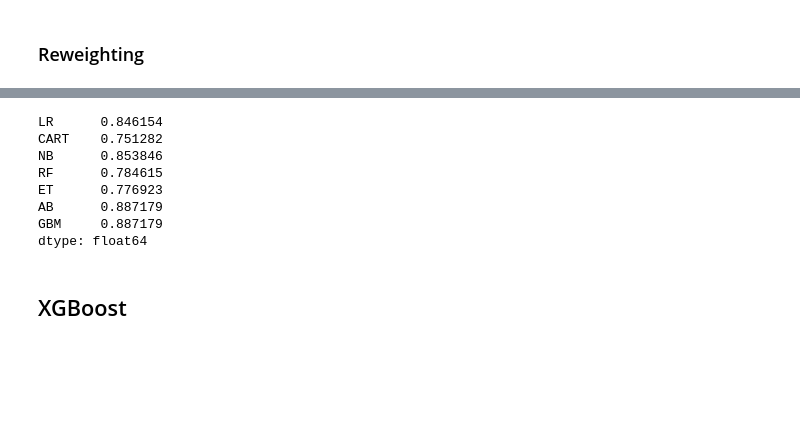
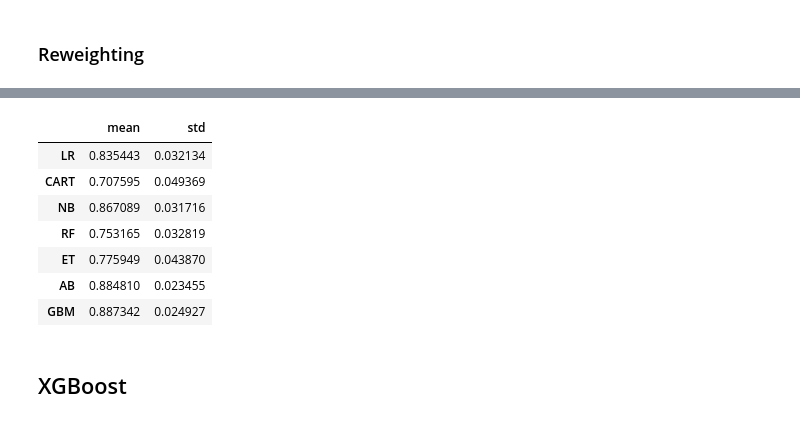
Before and after one commit to david-meltzer/ML_finance, a Jupyter notebook: projects/credit_card_fraud.ipynb, the cells around one changed output, grey strips where cells are left out. Drawn from its saved outputs; the diff is of its cells as text; code cells hidden in the pictures; blank space fills up the shorter version.

```diff
--- a/projects/credit_card_fraud.ipynb
+++ b/projects/credit_card_fraud.ipynb
@@ -453,0 +438,36 @@ GBM: 0.887 (0.05)
+# %%
+results_bal = defaultdict(list)
+scoring = 'recall'
+seed = 123
+
+for name, model in tqdm(models):
+    #print(name)
+    sss = StratifiedShuffleSplit(n_splits = 10,
+                                 test_size=0.2,
+                                 random_state=seed)
+
+    splits = sss.split(X_train,Y_train)
+
+    for i, idxs in enumerate(splits):
+
+        scaler = StandardScaler()
+
+        X_train_cv = scaler.fit_transform(X_train.iloc[idxs[0]])
+        Y_train_cv = Y_train.iloc[idxs[0]]
+
+        X_test_cv = scaler.transform(X_train.iloc[idxs[1]])
+        Y_test_cv = Y_train.iloc[idxs[1]]
+
+        weights_cv = np.zeros(Y_train_cv.shape)
+        weights_cv[Y_train_cv == 0] = 1/(2*(Y_train==0).sum())
+        weights_cv[Y_train_cv == 1] = 1/(2*(Y_train==1).sum())
+
+        clf = model.fit(X = X_train_cv,
+                        y = Y_train_cv,
+                        sample_weight = weights_cv)
+
+        Y_pred = clf.predict(X_test_cv)
+
+        results_bal[name].append(recall_score(Y_test_cv,Y_pred))
+
+    print(f'\n{name}: {round(np.mean(results_bal[name]),3)} ({round(np.std(results_bal[name]),3)})')
@@ -454,16 +482,16 @@ GBM: 0.887 (0.05)
 # %%
 pd.DataFrame(results_bal).to_csv('./results/results_bal.csv')
-# %%
-pd.DataFrame(results_bal).mean()
-# %% [output]
-LR      0.846154
-CART    0.751282
-NB      0.853846
-RF      0.784615
-ET      0.776923
-AB      0.887179
-GBM     0.887179
-dtype: float64
+# %%
+pd.DataFrame(results_bal).agg([np.mean,np.std]).T
+# %% [output]
+|  | mean | std |
+| LR | 0.835443 | 0.032134 |
+| CART | 0.707595 | 0.049369 |
+| NB | 0.867089 | 0.031716 |
+| RF | 0.753165 | 0.032819 |
+| ET | 0.775949 | 0.043870 |
+| AB | 0.884810 | 0.023455 |
+| GBM | 0.887342 | 0.024927 |
 # %% [markdown]
 ## XGBoost
 # %% [markdown]
```
Also changed, not shown: parts of 9 cells of this notebook, 4 other files.
